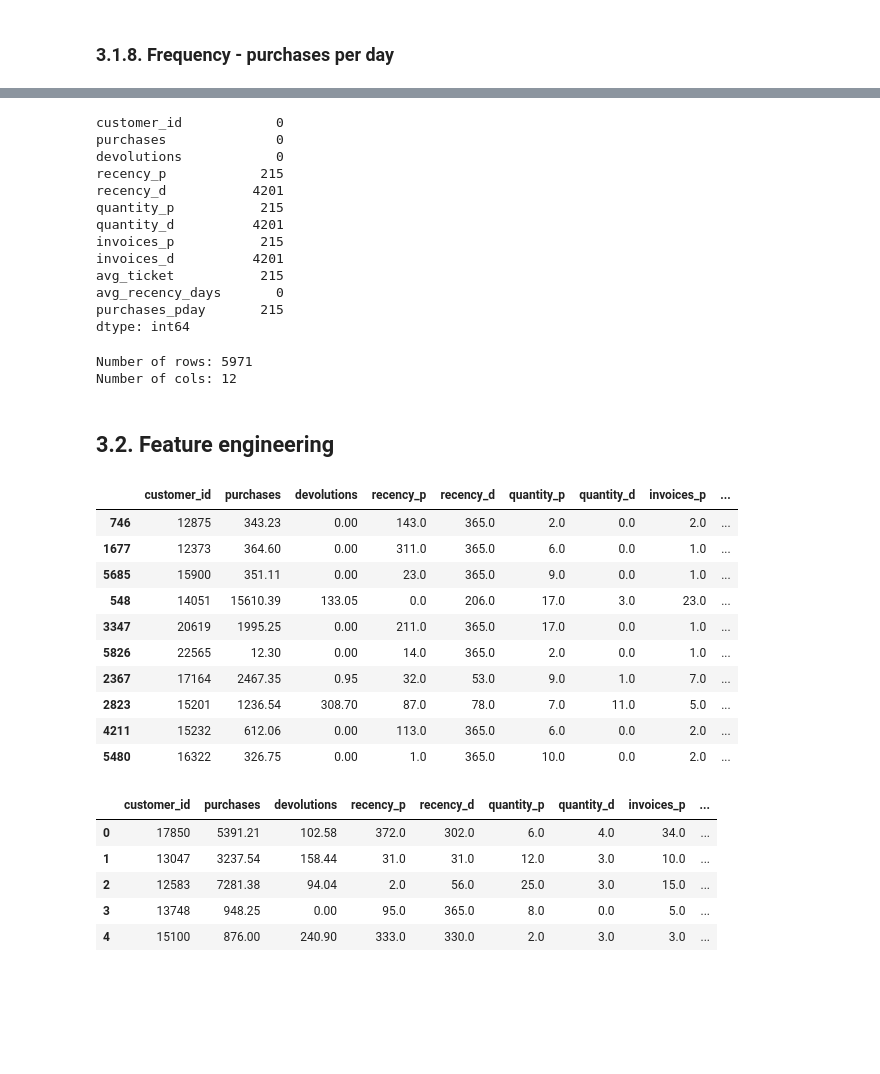
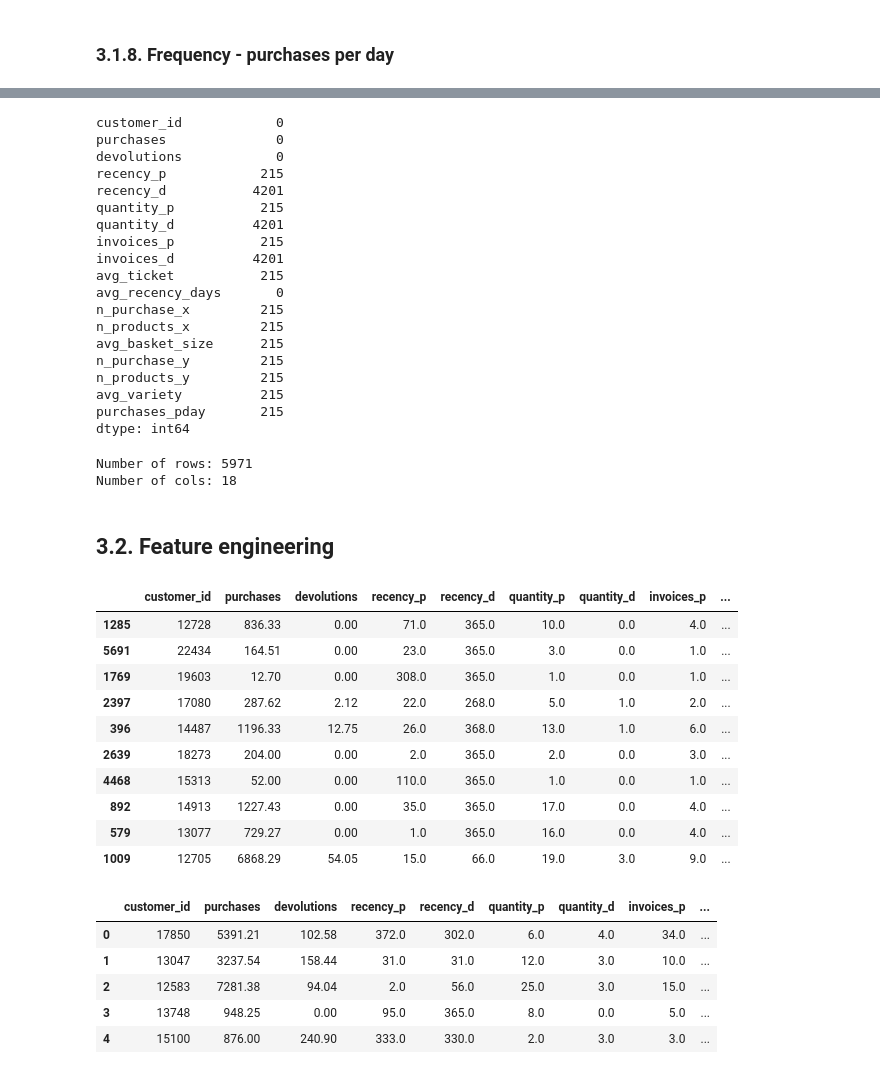
Before and after one commit to pedropscf/3-insiders-clustering, a Jupyter notebook: notebooks/m05-insiders-clustering.ipynb, the cells around one changed output, grey strips where cells are left out. Drawn from its saved outputs; the diff is of its cells as text; code cells hidden in the pictures; blank space fills up the shorter version.

```diff
--- a/notebooks/m05-insiders-clustering.ipynb
+++ b/notebooks/m05-insiders-clustering.ipynb
@@ -513,3 +514,23 @@ print(df_ref.head())
+# %%
+df_aux = ( df2_purchase.loc[:,['customer_id','invoice_no','quantity']].groupby('customer_id')
+                                                                       .agg(n_purchase=('invoice_no', 'nunique'),
+                                                                            n_products=('quantity', 'sum'))
+                                                                       .reset_index() )
+
+df_aux['avg_basket_size'] = df_aux['n_products'] / df_aux['n_purchase']
+
+# Merge
+df_ref = pd.merge(df_ref, df_aux, how='left', on='customer_id')
+# %%
+df_aux = ( df2_purchase.loc[:,['customer_id','invoice_no','stock_code']].groupby('customer_id')
+                                                                       .agg(n_purchase=('invoice_no', 'nunique'),
+                                                                            n_products=('stock_code', 'count'))
+                                                                       .reset_index() )
+
+df_aux['avg_variety'] = df_aux['n_products'] / df_aux['n_purchase']
+
+# Merge
+df_ref = pd.merge(df_ref, df_aux, how='left', on='customer_id')
 # %% [markdown]
 ### 3.1.8. Frequency - purchases per day
 # %%
@@ -560,6 +581,12 @@ invoices_p           215
 invoices_d          4201
 avg_ticket           215
 avg_recency_days       0
+n_purchase_x         215
+n_products_x         215
+avg_basket_size      215
+n_purchase_y         215
+n_products_y         215
+avg_variety          215
 purchases_pday       215
 dtype: int64
 # %%
@@ -567,10 +594,12 @@ print( 'Number of rows: {}'.format( df_ref.shape[0] ) )
 print( 'Number of cols: {}'.format( df_ref.shape[1] ) )
 # %% [output]
 Number of rows: 5971
-Number of cols: 12
+Number of cols: 18
 # %% [markdown]
 ## 3.2. Feature engineering
 # %%
+df_ref = df_ref.drop(['n_purchase_x', 'n_purchase_y', 'n_products_x', 'n_products_y'], axis=1)
+
 df_ref['devolutions'] = df_ref['devolutions'].apply(lambda x: (-1*x) if x < 0   else x )
 #df_ref['quantity_d'] = df_ref['freq_d'].apply(lambda x: (-1*x) if x < 0   else x )
 #df_ref['recency_d'] = df_ref['recency_d'].apply(lambda x: (-1*x) if x < 0   else x )
@@ -587,43 +616,45 @@ df_ref['devolutions'] = df_ref['devolutions'].apply(lambda x: (-1*x) if x < 0
 
 #max_date = df2['invoice_date'].max()
 #filter_date = max_date - datetime.timedelta(days=90)
 #filter0 = df2_returns[df2_returns['invoice_date'] >= filter_date].groupby('customer_id').sum().reset_index()
 #filter0 = filter0.drop(['unit_price'], axis=1)
 #filter0.columns = ['customer_id', 'devolution_90']
 #df_ref = pd.merge( df_ref, filter0, on='customer_id', how='left' )
 
 #df_ref['purc_dev'] = (df_ref['purchases'] + 1) / (df_ref['devolutions'] + 1)
 
 #df_ref['ticket_product'] = round(df_ref['gross_revenue'] / (df_ref['quantity'] + 0.00001), 2)
 #filter0.head()
 df_ref.head()
 
 df_ref['quantity_d'] = df_ref['quantity_d'].apply( lambda x: 0.00 if math.isnan(x) else x )
 df_ref['recency_d'] = df_ref['recency_d'].apply( lambda x: 365 if math.isnan(x) else x )
 df_ref['quantity_d'] = df_ref['quantity_d'].apply( lambda x: 0.00 if math.isnan(x) else x )
 df_ref['invoices_d'] = df_ref['invoices_d'].apply( lambda x: 0.00 if math.isnan(x) else x )
 
 df_ref['quantity_p'] = df_ref['quantity_p'].apply( lambda x: 0.00 if math.isnan(x) else x )
 df_ref['recency_p'] = df_ref['recency_p'].apply( lambda x: 365 if math.isnan(x) else x )
 df_ref['quantity_p'] = df_ref['quantity_p'].apply( lambda x: 0.00 if math.isnan(x) else x )
 df_ref['invoices_p'] = df_ref['invoices_p'].apply( lambda x: 0.00 if math.isnan(x) else x )
 df_ref['avg_ticket'] = df_ref['avg_ticket'].apply( lambda x: 0.00 if math.isnan(x) else x )
 df_ref['purchases_pday'] = df_ref['purchases_pday'].apply( lambda x: 0.00 if math.isnan(x) else x )
 
+df_ref['avg_variety'] = df_ref['avg_variety'].apply( lambda x: 0.00 if math.isnan(x) else x )
+df_ref['avg_basket_size'] = df_ref['avg_basket_size'].apply( lambda x: 0.00 if math.isnan(x) else x )
 
 df_ref.sample(10)
 # %% [output]
 |  | customer_id | purchases | devolutions | recency_p | recency_d | quantity_p | quantity_d | invoices_p | ... |
-| 746 | 12875 | 343.23 | 0.00 | 143.0 | 365.0 | 2.0 | 0.0 | 2.0 | ... |
-| 1677 | 12373 | 364.60 | 0.00 | 311.0 | 365.0 | 6.0 | 0.0 | 1.0 | ... |
-| 5685 | 15900 | 351.11 | 0.00 | 23.0 | 365.0 | 9.0 | 0.0 | 1.0 | ... |
-| 548 | 14051 | 15610.39 | 133.05 | 0.0 | 206.0 | 17.0 | 3.0 | 23.0 | ... |
-| 3347 | 20619 | 1995.25 | 0.00 | 211.0 | 365.0 | 17.0 | 0.0 | 1.0 | ... |
-| 5826 | 22565 | 12.30 | 0.00 | 14.0 | 365.0 | 2.0 | 0.0 | 1.0 | ... |
-| 2367 | 17164 | 2467.35 | 0.95 | 32.0 | 53.0 | 9.0 | 1.0 | 7.0 | ... |
-| 2823 | 15201 | 1236.54 | 308.70 | 87.0 | 78.0 | 7.0 | 11.0 | 5.0 | ... |
-| 4211 | 15232 | 612.06 | 0.00 | 113.0 | 365.0 | 6.0 | 0.0 | 2.0 | ... |
-| 5480 | 16322 | 326.75 | 0.00 | 1.0 | 365.0 | 10.0 | 0.0 | 2.0 | ... |
+| 1285 | 12728 | 836.33 | 0.00 | 71.0 | 365.0 | 10.0 | 0.0 | 4.0 | ... |
+| 5691 | 22434 | 164.51 | 0.00 | 23.0 | 365.0 | 3.0 | 0.0 | 1.0 | ... |
+| 1769 | 19603 | 12.70 | 0.00 | 308.0 | 365.0 | 1.0 | 0.0 | 1.0 | ... |
+| 2397 | 17080 | 287.62 | 2.12 | 22.0 | 268.0 | 5.0 | 1.0 | 2.0 | ... |
+| 396 | 14487 | 1196.33 | 12.75 | 26.0 | 368.0 | 13.0 | 1.0 | 6.0 | ... |
+| 2639 | 18273 | 204.00 | 0.00 | 2.0 | 365.0 | 2.0 | 0.0 | 3.0 | ... |
+| 4468 | 15313 | 52.00 | 0.00 | 110.0 | 365.0 | 1.0 | 0.0 | 1.0 | ... |
+| 892 | 14913 | 1227.43 | 0.00 | 35.0 | 365.0 | 17.0 | 0.0 | 4.0 | ... |
+| 579 | 13077 | 729.27 | 0.00 | 1.0 | 365.0 | 16.0 | 0.0 | 4.0 | ... |
+| 1009 | 12705 | 6868.29 | 54.05 | 15.0 | 66.0 | 19.0 | 3.0 | 9.0 | ... |
 # %%
 df_ref.head()
 # %% [output]
```
Also changed, not shown: parts of 17 cells of this notebook.
